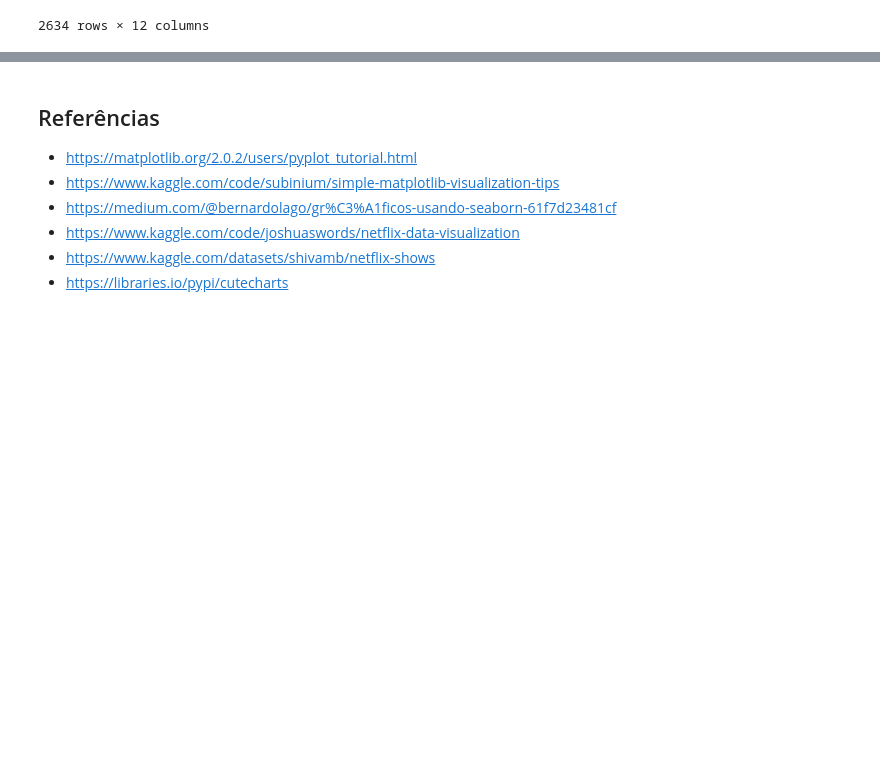
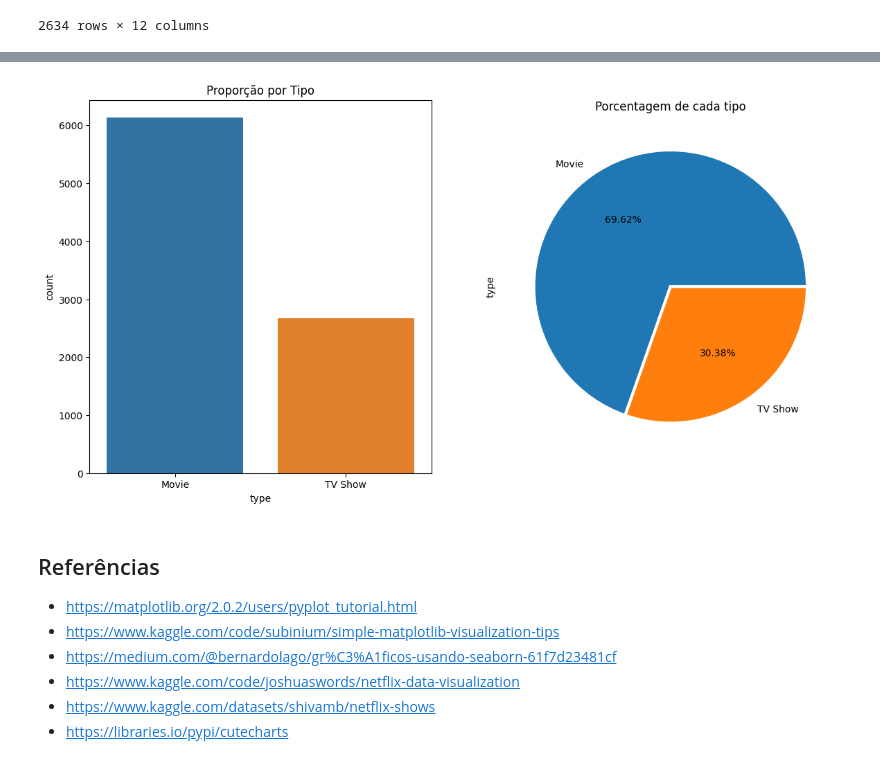
Before and after one commit to rafhaelom/analise-conteudo-netflix, a Jupyter notebook: analise_exploratoria_dados_conteudo_netflix.ipynb, the cells around one changed output, grey strips where cells are left out. Drawn from its saved outputs; the diff is of its cells as text; code cells hidden in the pictures; blank space fills up the shorter version.

Commit message:
:sparkles: add: Preparação dos dados e inicío da visualização.

```diff
--- a/analise_exploratoria_dados_conteudo_netflix.ipynb
+++ b/analise_exploratoria_dados_conteudo_netflix.ipynb
@@ -212,0 +314,11 @@ for col in colunas:
+# %%
+# Correção no formato da data adicionada na Netflix (date_added).
+df["date_added_aux"] = pd.to_datetime(df['date_added'])
+
+# Criar coluna mês adicionada na Netflix a partir de (date_added).
+df['month_added']=df['date_added_aux'].dt.month
+df['month_name_added']=df['date_added_aux'].dt.month_name()
+
+df['year_added'] = df['date_added_aux'].dt.year
+
+df.head(2)
@@ -212,0 +329,5 @@ for col in colunas:
+# %%
+# Correção do tipo para a duração (duration).
+df['duration_aux'] = df['duration'].apply(lambda x: str(x).split(" ")[0])
+
+df.head(2)
@@ -213,3 +341,15 @@ for col in colunas:
+# %%
+# Gero um gráfico básico para proporção de sexo.
+fig, axs = plt.subplots(1,2,figsize=(14,7))
+sns.countplot(x='type',data=df,ax=axs[0])
+axs[0].set_title("Proporção por Tipo")
+
+df['type'].value_counts().plot(x=None,y=None, kind='pie', ax=axs[1], autopct='%1.2f%%',
+                                  wedgeprops = { 'linewidth' : 3, 'edgecolor' : 'white' })
+axs[1].set_title("Porcentagem de cada tipo")
+plt.show()
+# %% [output]
+[figure, added]
 # %% [markdown]
 ## Referências
 - https://matplotlib.org/2.0.2/users/pyplot_tutorial.html
```
Also changed, not shown: parts of 24 cells of this notebook.
